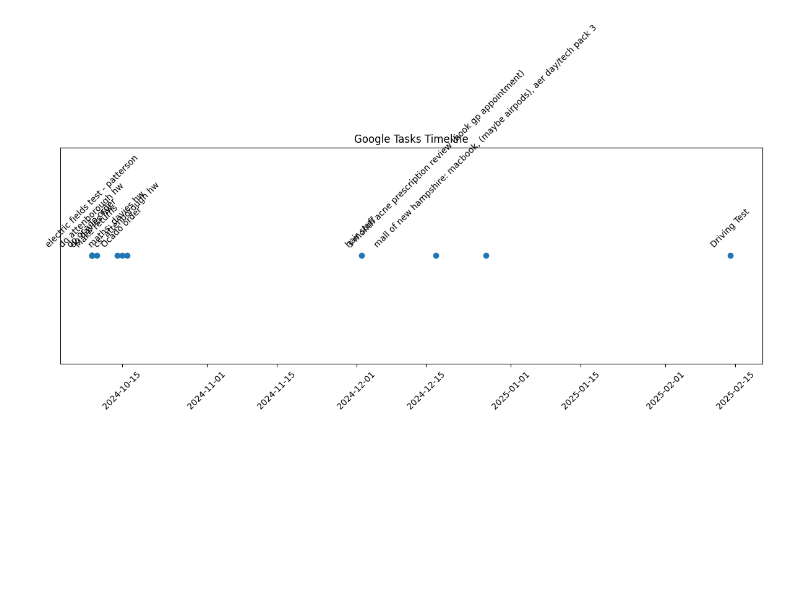
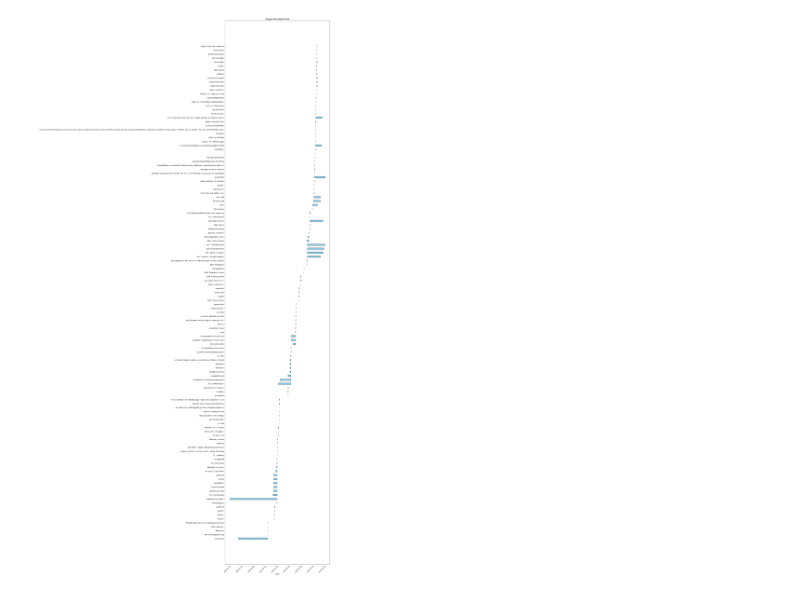
Before and after one commit to brimell/studying, a Jupyter notebook: visualise_tasks.ipynb, the cells around one changed output. Drawn from its saved outputs; the diff is of its cells as text; code cells hidden in the pictures; blank space fills up the shorter version.

Commit message:
change to gantt format

```diff
--- a/visualise_tasks.ipynb
+++ b/visualise_tasks.ipynb
@@ -1,6 +1,6 @@
 # %%
 from __future__ import print_function
-from datetime import datetime
+from datetime import datetime, timedelta
 import os.path
 import pickle
 from dateutil.parser import parse
@@ -15,7 +15,7 @@ from googleapiclient.discovery import build
 SCOPES = ['https://www.googleapis.com/auth/tasks.readonly']
 
 def main():
-    """Retrieves tasks from Google Tasks and visualizes them."""
+    """Retrieves tasks from Google Tasks and visualizes them as a Gantt chart."""
     creds = None
     # The file token.pickle stores the user's access and refresh tokens.
     if os.path.exists('token.pickle'):
@@ -48,56 +48,97 @@ def main():
 
     # Iterate over each task list and retrieve tasks.
     for tasklist in tasklists:
-        tasks_result = service.tasks().list(tasklist=tasklist['id']).execute()
-        tasks = tasks_result.get('items', [])
+        tasks = []
+        page_token = None
+
+        # Retrieve tasks in pages until all tasks are fetched.
+        while True:
+            tasks_result = service.tasks().list(
+                tasklist=tasklist['id'],
+                maxResults=100,
+                pageToken=page_token,
+                showCompleted=True,
+                showDeleted=False,
+                showHidden=True
+            ).execute()
+
+            tasks.extend(tasks_result.get('items', []))
+            page_token = tasks_result.get('nextPageToken')
+
+            if not page_token:
+                break
+
         for task in tasks:
             title = task.get('title', 'No Title')
             due = task.get('due', None)
+            created = task.get('updated', None)  # Using 'updated' as 'created' might not always be set
             status = task.get('status', 'needsAction')
             if due:
                 due_datetime = parse(due)
             else:
                 due_datetime = None
-            all_tasks.append({'title': title, 'due': due_datetime, 'status': status})
+            if created:
+                created_datetime = parse(created)
+            else:
+                # If 'created' is not available, set 'start' to 'due' minus default duration.
+                if due_datetime:
+                    created_datetime = due_datetime - timedelta(days=1)
+                else:
+                    created_datetime = None
+            all_tasks.append({
+                'title': title,
+                'start': created_datetime,
+                'end': due_datetime,
+                'status': status
+            })
 
-    # Visualize the tasks.
+    # Visualize the tasks as a Gantt chart.
     visualize_tasks(all_tasks)
 
 def visualize_tasks(tasks):
-    """Visualizes tasks with due dates using matplotlib."""
-    # Filter tasks that have due dates.
-    tasks_with_due = [task for task in tasks if task['due'] is not None]
-    if not tasks_with_due:
-        print('No tasks with due dates to visualize.')
+    """Visualizes tasks with start and due dates using matplotlib as a Gantt chart."""
+    # Filter tasks that have start and end dates.
+    tasks_with_dates = [task for task in tasks if task['start'] is not None and task['end'] is not None]
+    if not tasks_with_dates:
+        print('No tasks with start and end dates to visualize.')
         return
 
-    # Sort tasks by due date.
-    tasks_with_due.sort(key=lambda x: x['due'])
+    # Sort tasks by start date.
+    tasks_with_dates.sort(key=lambda x: x['start'])
 
-    dates = [task['due'] for task in tasks_with_due]
-    titles = [task['title'] for task in tasks_with_due]
+    # Prepare data for Gantt chart.
+    task_names = [task['title'] for task in tasks_with_dates]
+    start_dates = [task['start'] for task in tasks_with_dates]
+    end_dates = [task['end'] for task in tasks_with_dates]
+    durations = [end - start for start, end in zip(start_dates, end_dates)]
+    durations_in_days = [duration.total_seconds() / 86400 for duration in durations]
 
-    # Create a scatter plot of tasks over time.
-    plt.figure(figsize=(12, 6))
-    plt.scatter(dates, [1]*len(dates), marker='o')
+    # Prepare the y positions.
+    y_pos = range(len(task_names))
 
-    # Annotate each point with the task title.
-    for i, title in enumerate(titles):
-        plt.annotate(title, (dates[i], 1),
-                     textcoords="offset points", xytext=(0, 10),
-                     ha='center', rotation=45)
+    # Convert dates to matplotlib format.
+    start_dates_num = mdates.date2num(start_dates)
+
+    # Create the figure and the bar plot.
+    fig, ax = plt.subplots(figsize=(12, max(6, len(task_names) * 0.5)))
+    ax.barh(y_pos, durations_in_days, left=start_dates_num, align='center', height=0.4, color='skyblue', edgecolor='black')
+
+    # Set the y-axis labels.
+    ax.set_yticks(y_pos)
+    ax.set_yticklabels(task_names)
 
     # Format the x-axis with date labels.
-    ax = plt.gca()
-    ax.yaxis.set_visible(False)  # Hide the y-axis.
+    ax.xaxis_date()
     ax.xaxis.set_major_formatter(mdates.DateFormatter('%Y-%m-%d'))
-    ax.xaxis.set_major_locator(mdates.AutoDateLocator())
     plt.xticks(rotation=45)
-    plt.title('Google Tasks Timeline')
+
+    # Set labels and title.
+    plt.xlabel('Date')
+    plt.title('Google Tasks Gantt Chart')
     plt.tight_layout()
     plt.show()
 
 if __name__ == '__main__':
     main()
 # %% [output]
-[figure, old version]
+[figure, new version]
```
